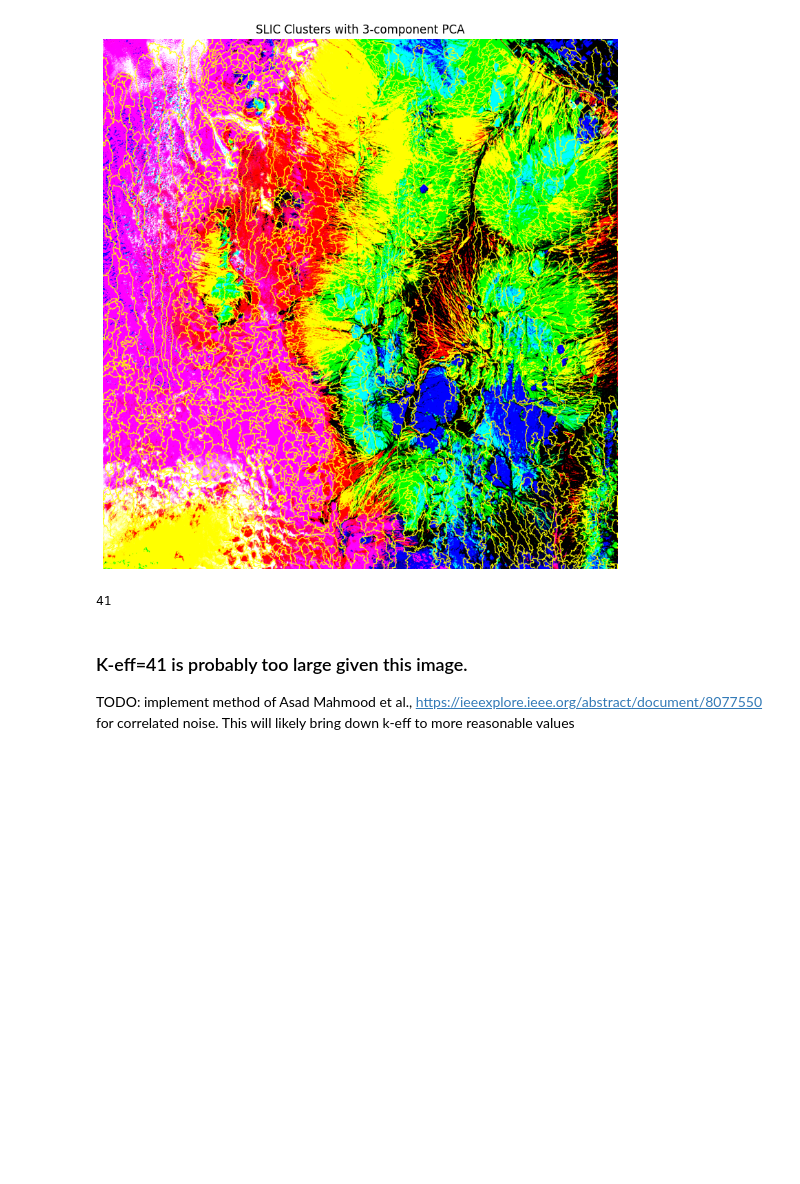
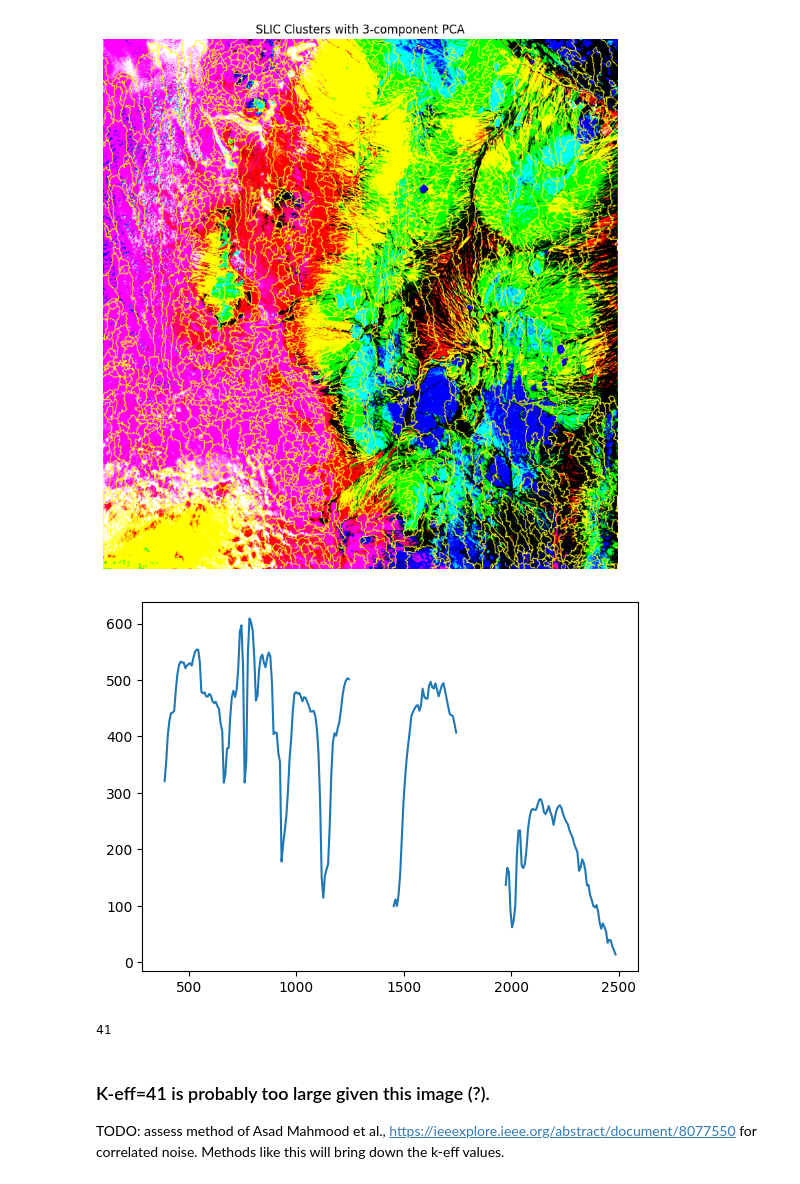
Before and after one commit to brentwilder/HyperQuest, a Jupyter notebook: tutorials/example_2.ipynb, the cells around one changed output. Drawn from its saved outputs; the diff is of its cells as text; code cells hidden in the pictures; blank space fills up the shorter version.

```diff
--- a/tutorials/intrinsic_dimensionality.ipynb
+++ b/tutorials/example_2.ipynb
@@ -72,8 +72,13 @@ Clipping input data to the valid range for imshow with RGB data ([0..1] for floa
 # %%
 snr, noise_variance = hyperquest.hrdsdc(path_to_data, n_segments, compactness,
                                         n_pca=3, ncpus=8,
-                                        include_neighbor_pixel_in_mlr=True,
                                         no_data_value=-9999)
+# %%
+import matplotlib.pyplot as plt
+plt.plot(wave, snr)
+plt.show()
+# %% [output]
+[figure, added]
 # %%
 k_eff = hyperquest.random_matrix_theory(path_to_data = path_to_data,
                                         noise_variance = noise_variance,
@@ -84,5 +89,5 @@ k_eff
 # %% [output]
 41
 # %% [markdown]
-### K-eff=41 is probably too large given this image.
-TODO: implement method of Asad Mahmood et al., https://ieeexplore.ieee.org/abstract/document/8077550 for correlated noise. This will likely bring down k-eff to more reasonable values
+### K-eff=41 is probably too large given this image (?).
+TODO: assess method of Asad Mahmood et al., https://ieeexplore.ieee.org/abstract/document/8077550 for correlated noise. Methods like this will bring down the k-eff values.
```
Also changed, not shown: parts of 1 cell of this notebook, 4 other files.
